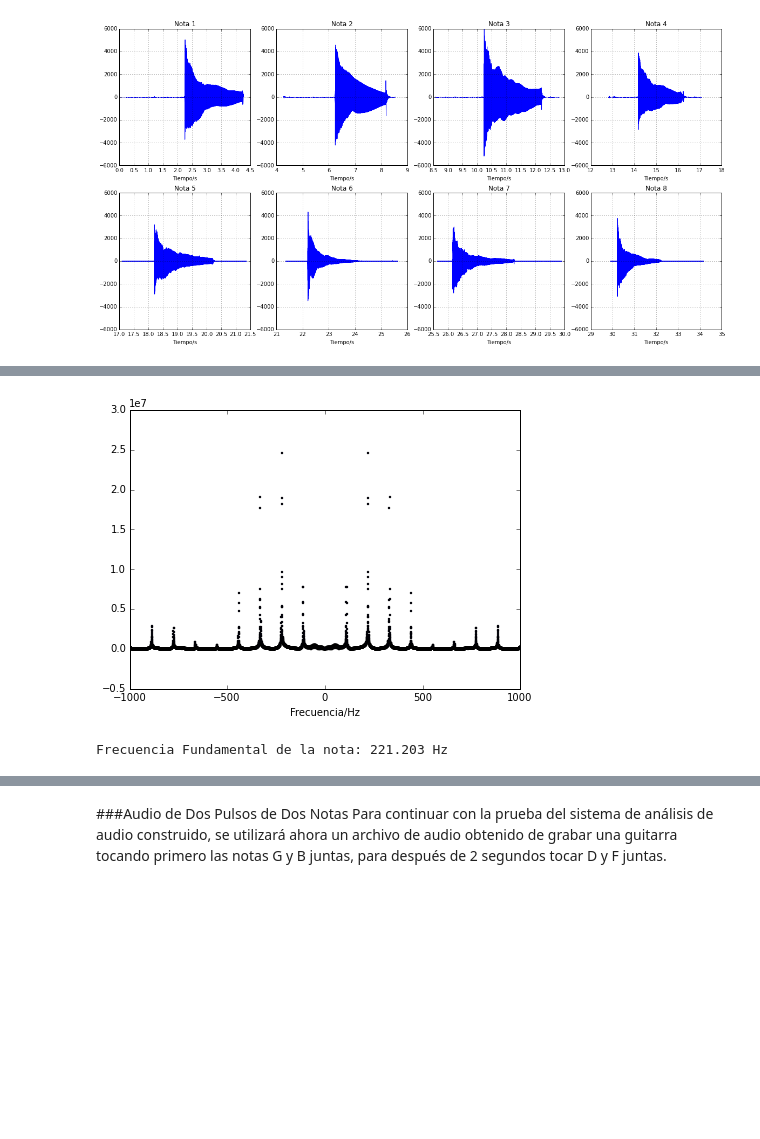
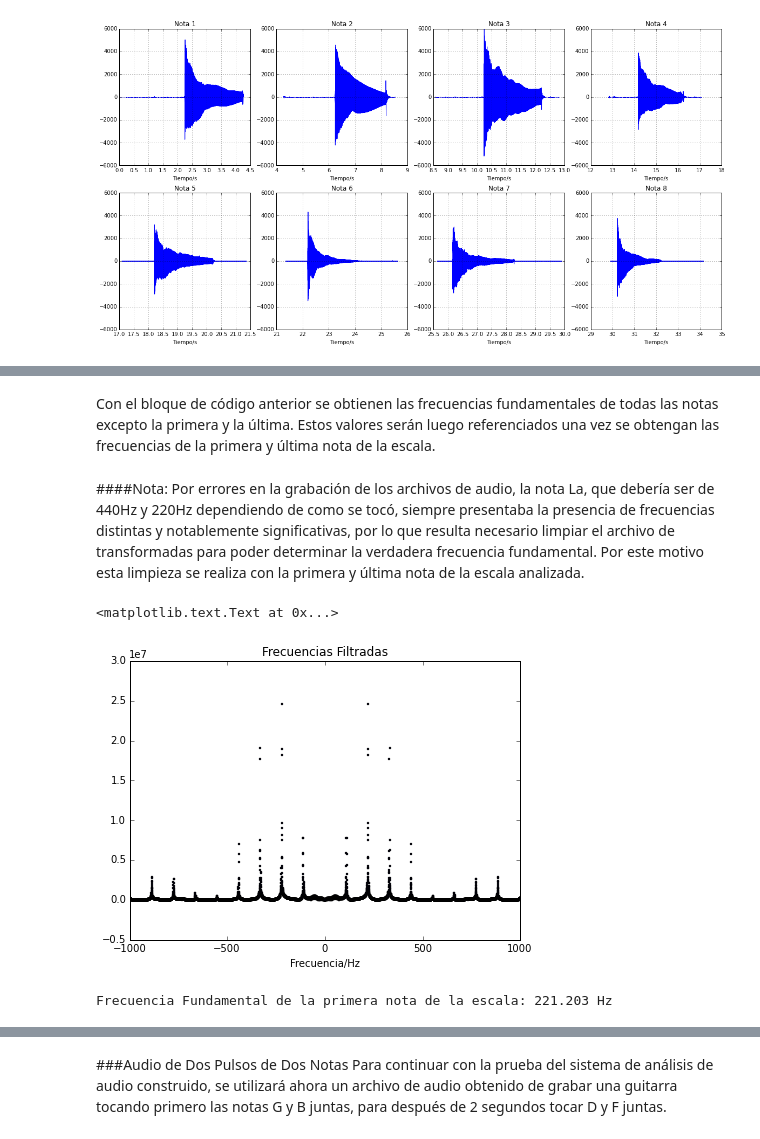
Before and after one commit to JuanUrrea6/MC, a Jupyter notebook: Proyecto Final/Filtrado.ipynb, the cells around one changed output, grey strips where cells are left out. Saved outputs shown, nothing was run; the diff lists cells and outputs as text; code cells hidden in the pictures; blank space fills up the shorter version.

```diff
--- a/Proyecto Final/Filtrado.ipynb
+++ b/Proyecto Final/Filtrado.ipynb
@@ -353,3 +425,8 @@ graf(freqA, transA, "Frecuencia/Hz")
+# %% [markdown]
+Con el bloque de código anterior se obtienen las frecuencias fundamentales de todas las notas excepto la primera y la última. Estos valores serán luego referenciados una vez se obtengan las frecuencias de la primera y última nota de la escala.
+# %% [markdown]
+####Nota:
+Por errores en la grabación de los archivos de audio, la nota La, que debería ser de 440Hz y 220Hz dependiendo de como se tocó, siempre presentaba la presencia de frecuencias distintas y notablemente significativas, por lo que resulta necesario limpiar el archivo de transformadas para poder determinar la verdadera frecuencia fundamental. Por este motivo esta limpieza se realiza con la primera y última nota de la escala analizada.
 # %%
 #Limpiar primera nota
 N = len(arreglo1) #Actualizar el valor de N según el nuevo arreglo
@@ -365,15 +442,17 @@ for i in range(len(transA)):
         nuevoFreq.append(freqA[i])
 # %%
 graf(nuevoFreq, nuevoTrans, "Frecuencia/Hz")
+title("Frecuencias Filtradas")
 # %% [output]
+<matplotlib.text.Text at 0x...>
-[figure, old version]
+[figure, new version]
 # %%
 #Hallar frecuencia fundamental
 maximoA = max(nuevoTrans)
 for i in range(len(nuevoTrans)):
     if(nuevoTrans[i] == maximoA):
         frecuencia = np.round(nuevoFreq[i], 3)
-        print("Frecuencia Fundamental de la nota: " + str(frecuencia) + " Hz")
+        print("Frecuencia Fundamental de la primera nota de la escala: " + str(frecuencia) + " Hz")
         break
 # %% [output]
-Frecuencia Fundamental de la nota: 221.203 Hz
+Frecuencia Fundamental de la primera nota de la escala: 221.203 Hz
```
Also changed, not shown: parts of 16 cells of this notebook.
